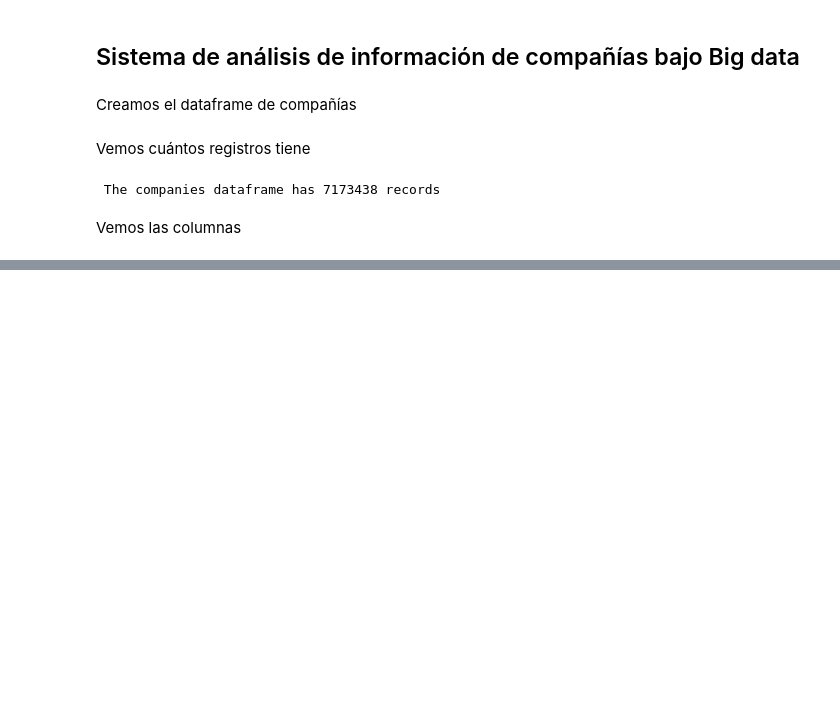
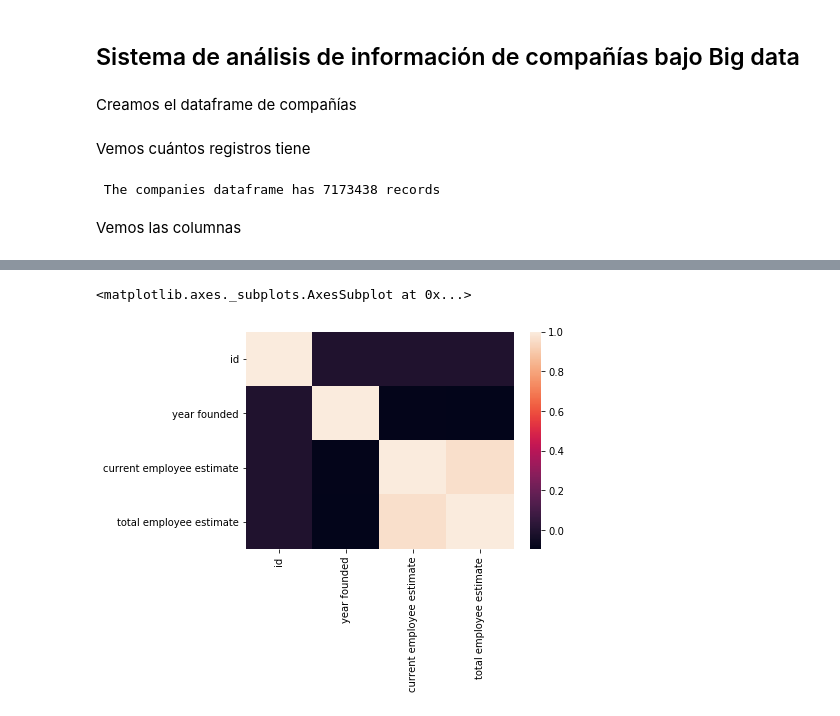
Before and after one commit to fernandasecinaroinnovant/bigdata-obl, a Jupyter notebook: obligatorio_companies.ipynb, the cells around one changed output, grey strips where cells are left out. Cells and saved outputs as stored; diff of their text form; code cells hidden in the pictures; blank space fills up the shorter version.

```diff
--- a/obligatorio_companies.ipynb
+++ b/obligatorio_companies.ipynb
@@ -45,0 +66,5 @@ companies.columns
+# %%
+companies = companies.withColumn('id', (companies.id).cast('Integer'))\
+                     .withColumn("year founded", (col("year founded").cast('Integer')))\
+                     .withColumn("current employee estimate", (col("current employee estimate").cast('Integer')))\
+                     .withColumn("total employee estimate", (col("total employee estimate").cast('Integer')))\
@@ -63,0 +120,3 @@ only showing top 10 rows
+# %%
+companies_limited = companies.limit(100000)
+companies_pandas = companies_limited.toPandas() #Creamos este dataframe pandas para mejor visualización de datos
@@ -63,0 +149,9 @@ only showing top 10 rows
+# %%
+#hacemos un mapa de calor para ver las correlaciones entre los atributos que tenemos
+corr = companies_pandas.corr()
+sns.heatmap(corr,
+      xticklabels=corr.columns.values,
+      yticklabels=corr.columns.values)
+# %% [output]
+<matplotlib.axes._subplots.AxesSubplot at 0x...>
+[figure, added]
```
Also changed, not shown: parts of 28 cells of this notebook, 1 other file.
